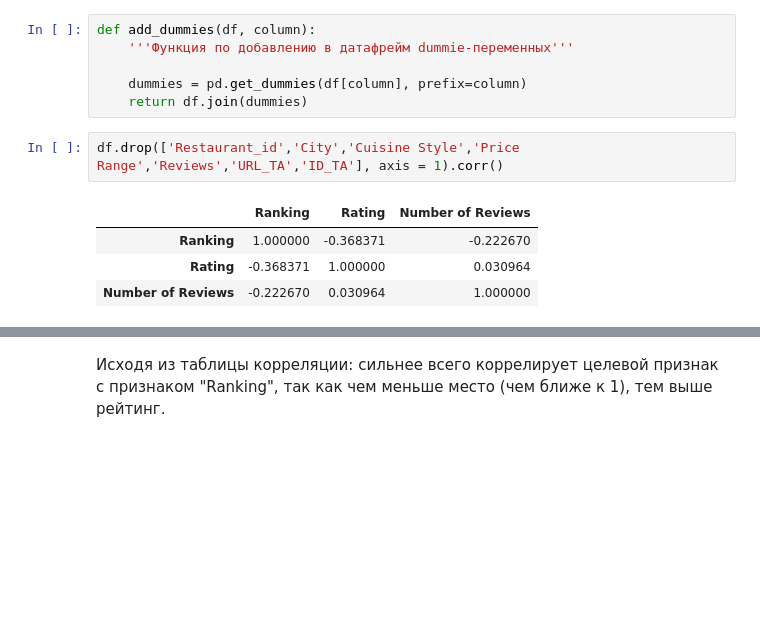
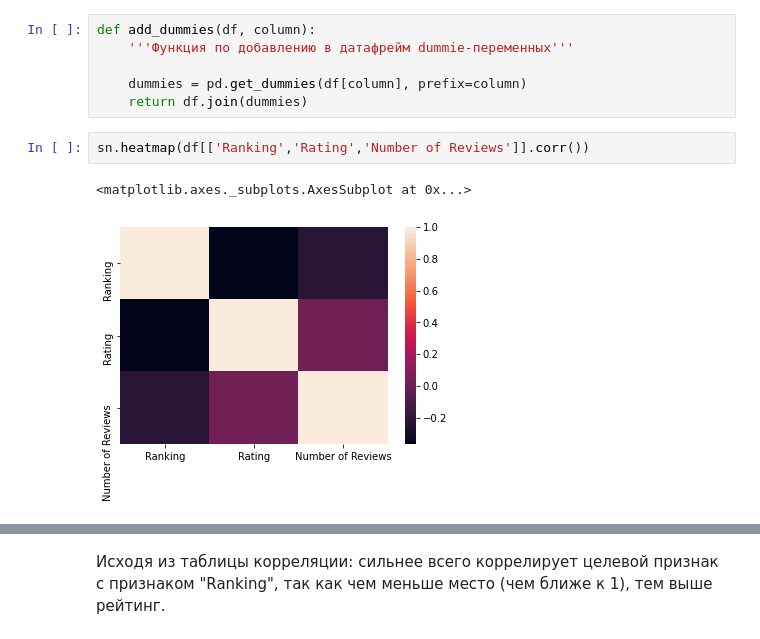
Before and after one commit to TheSickNessPill/module_3, a Jupyter notebook: module_3.ipynb, the cells around one changed output, grey strips where cells are left out. Saved outputs shown, nothing was run; the diff lists cells and outputs as text; blank space fills up the shorter version.

```diff
--- a/module_3.ipynb
+++ b/module_3.ipynb
@@ -147,10 +153,8 @@ def add_dummies(df, column):
 
     dummies = pd.get_dummies(df[column], prefix=column)
     return df.join(dummies)
-# %%
-df.drop(['Restaurant_id','City','Cuisine Style','Price Range','Reviews','URL_TA','ID_TA'], axis = 1).corr()
-# %% [output]
-|  | Ranking | Rating | Number of Reviews |
-| Ranking | 1.000000 | -0.368371 | -0.222670 |
-| Rating | -0.368371 | 1.000000 | 0.030964 |
-| Number of Reviews | -0.222670 | 0.030964 | 1.000000 |
+# %%
+sn.heatmap(df[['Ranking','Rating','Number of Reviews']].corr())
+# %% [output]
+<matplotlib.axes._subplots.AxesSubplot at 0x...>
+[figure, added]
```
Also changed, not shown: parts of 82 cells of this notebook.
